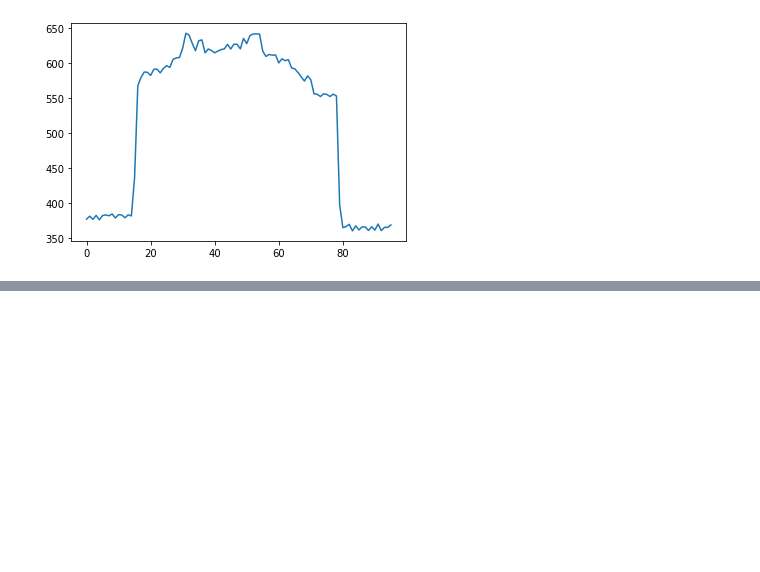
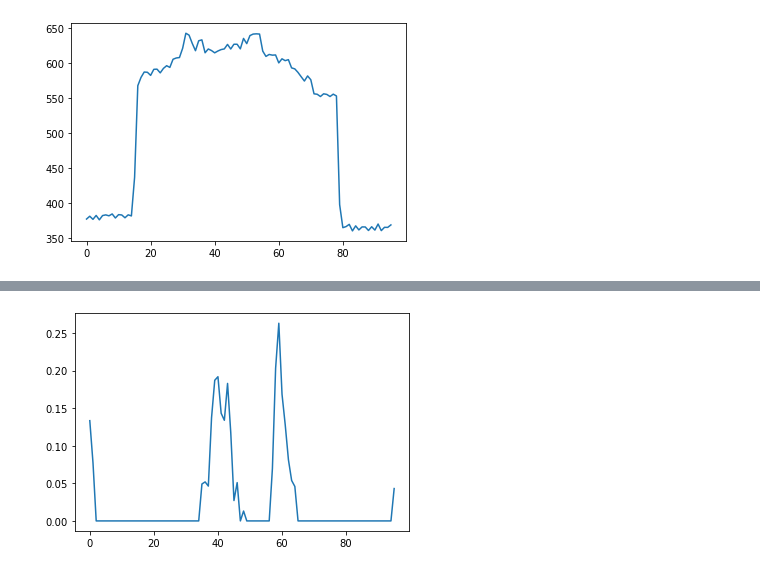
Before and after one commit to carlacupcake/CE291-V2G, a Jupyter notebook: sandbox.ipynb, the cells around one changed output, grey strips where cells are left out. Saved outputs shown, nothing was run; the diff lists cells and outputs as text; code cells hidden in the pictures; blank space fills up the shorter version.

```diff
--- a/sandbox.ipynb
+++ b/sandbox.ipynb
@@ -176,0 +300,31 @@ with open('Building Load Data/real_power_data.json', 'r') as json_file:
+# %%
+# DECISION:
+# - Use 427 days worth of data starting from Jan 2012, because that is how much date we have from UCSD
+# - For each city, collect the daily profiles into their own dataframe, with columns as days and rows as times
+# - These profiles can be deterministically or randomly selected as the generation profile for a given day as the RL environment
+
+# Create a dictionary, keyed by city name, with daily data over the 427 days
+wind_dict = {}
+for column in wind_data.columns:
+    daily_data = np.zeros([num_days, day_length])
+
+    for day in range(num_days):
+        start = day_length * day
+        end = start + day_length
+        daily_data[day, :] = wind_data[column][start:end]
+
+    wind_dict[column] = daily_data.tolist() # use LoL as numpy arrays are not json serializable
+
+with open('Wind Data/wind_data.json', 'w') as json_file:
+    json.dump(wind_dict, json_file)
+# %%
+# Check that the json data was written correctly
+with open('Wind Data/wind_data.json', 'r') as json_file:
+    wind_dict_r = json.load(json_file)
+
+    for key in wind_dict_r.keys(): # test on first key only
+        daily_data = np.array(wind_dict_r[key])
+        plt.plot(range(daily_data.shape[1]), daily_data[422, :]) # e.g. for day 422
+        break
+# %% [output]
+[figure, added]
```
Also changed, not shown: parts of 5 cells of this notebook, 29 other files.
